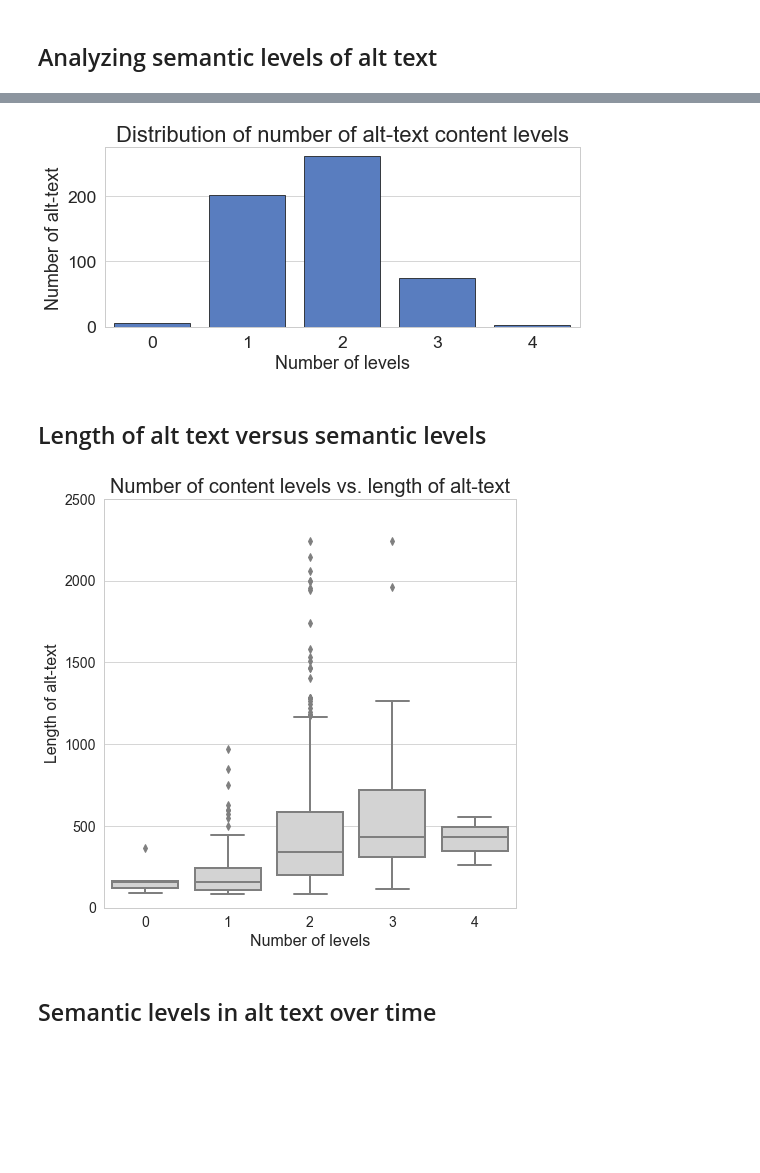
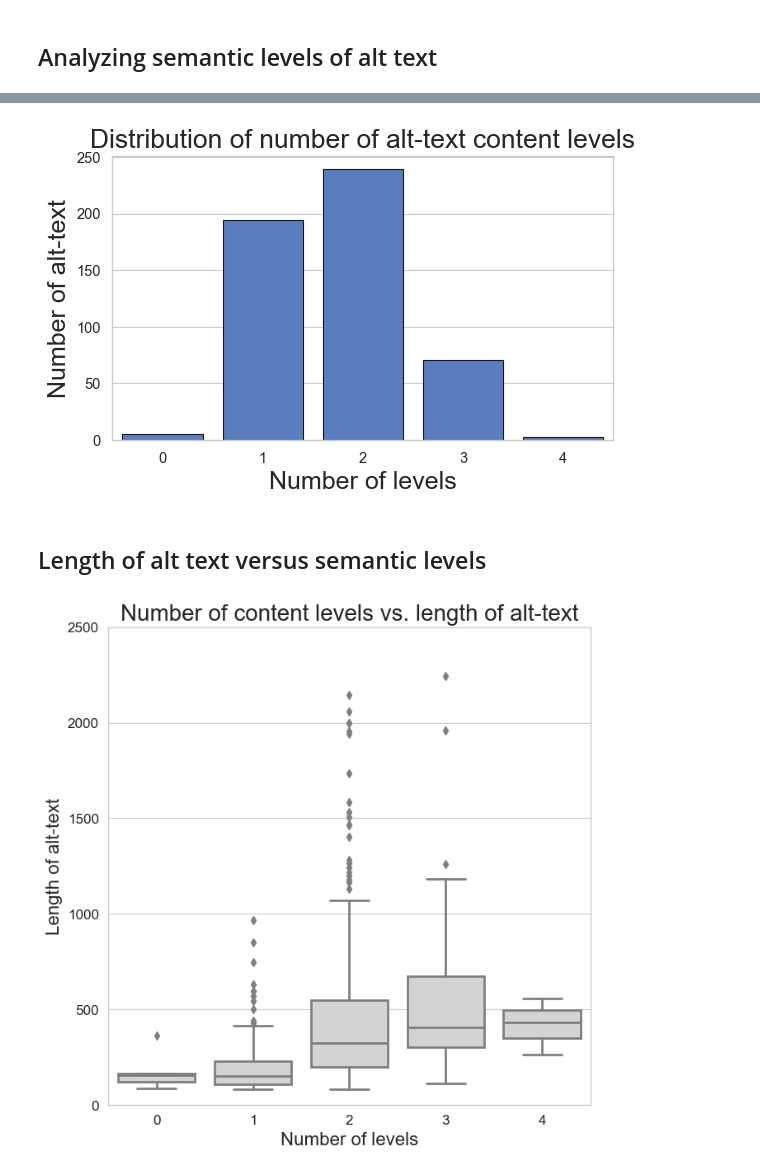
Before and after one commit to allenai/hci-alt-texts, a Jupyter notebook: notebooks/hci-alt-text-analysis.ipynb, the cells around one changed output, grey strips where cells are left out. Cells and saved outputs as stored; diff of their text form; code cells hidden in the pictures; blank space fills up the shorter version.

```diff
--- a/notebooks/hci-alt-text-analysis.ipynb
+++ b/notebooks/hci-alt-text-analysis.ipynb
@@ -23,8 +23,8 @@ from scipy.stats import sem
 
 nlp = spacy.load("en_core_sci_sm")
 
-# The dataset is expected to be located at `data/annotation_data.json`
-DATA_FILE = '../data/annotation_data.json'
+# The dataset is expected to be located at `data/hci-alt-text-dataset-20220912.json`
+DATA_FILE = '../data/hci-alt-text-dataset-20220915.jsonl'
 
 # If saving plots, specify output directory and uncomment
 # OUTPUT_DIR = '../plots'
@@ -203,7 +191,7 @@ plt.show()
 max_levels = []
 num_levels = []
 
-img_levels = [entry['levels'] for entry in data]
+img_levels = [entry['levels'] for entry in data if entry['levels']]
 for levels in img_levels:
     flat_levels = flatten(levels)
     max_level = max(flat_levels)
@@ -263,0 +227,23 @@ plt.show()
+# %%
+## Plot distribution of max levels
+df = pd.DataFrame.from_dict(max_counts, orient='index').reset_index()
+df = df.rename(columns={0: "max"})
+
+plt.close()
+sns.set_context("paper", font_scale=1.2)
+sns.set_style("whitegrid")
+
+f, ax = plt.subplots(figsize = (6, 4))
+sns.set_color_codes('muted')
+sns.barplot(x = 'index', y = 'max', data = df,
+            label = 'Max level', color = 'b', edgecolor = 'k')
+
+# Iterate thorugh each axis
+ax.set_title('Distribution of alt-text max content level', fontsize=20)
+ax.set_xlabel('Max level', fontsize=18)
+ax.set_ylabel('Number of alt-text', fontsize=18)
+
+plt.tight_layout()
+plt.show()
+
+# plt.savefig(os.path.join(OUTPUT_DIR, 'max_alt_text_level.png'))
@@ -264,28 +252,28 @@ plt.show()
 # %%
 # Plot distribution of number of levels
 df = pd.DataFrame.from_dict(num_counts, orient='index').reset_index()
 df = df.rename(columns={0: "num"})
 
 plt.close()
-sns.set_context("paper", font_scale=2.0)
+sns.set_context("paper", font_scale=1.2)
 sns.set_style("whitegrid")
 
-f, ax = plt.subplots(figsize = (8, 4))
+f, ax = plt.subplots(figsize = (6, 4))
 sns.set_color_codes('muted')
 sns.barplot(x = 'index', y = 'num', data = df,
             label = 'Number of levels', color = 'b', edgecolor = 'k')
 
 # Iterate thorugh each axis
-ax.set_title('Distribution of number of alt-text content levels', fontsize=22)
+ax.set_title('Distribution of number of alt-text content levels', fontsize=19)
 ax.set_xlabel('Number of levels', fontsize=18)
 ax.set_ylabel('Number of alt-text', fontsize=18)
 
 plt.tight_layout()
 plt.show()
 
 # plt.savefig(os.path.join(OUTPUT_DIR, 'number_of_alt_text_levels.png'))
 # %% [output]
-[figure, old version]
+[figure, new version]
 # %% [markdown]
 ## Length of alt text versus semantic levels
 # %%
@@ -302,7 +290,7 @@ for levels, alttext in levels_and_alttext:
 df = pd.DataFrame(alttext_len_and_level, columns=['Number of levels', 'Length'])
 
 plt.close()
-sns.set_context("paper", font_scale=1.6)
+sns.set_context("paper", font_scale=1.4)
 sns.set_style("whitegrid")
 
 f, ax = plt.subplots(figsize = (7, 7))
@@ -320,6 +308,4 @@ plt.show()
 
 # plt.savefig(os.path.join(OUTPUT_DIR, 'alt_text_level_by_length.png'))
 # %% [output]
-[figure, old version]
+[figure, new version]
-# %% [markdown]
-## Semantic levels in alt text over time
```
Also changed, not shown: parts of 9 cells of this notebook.
